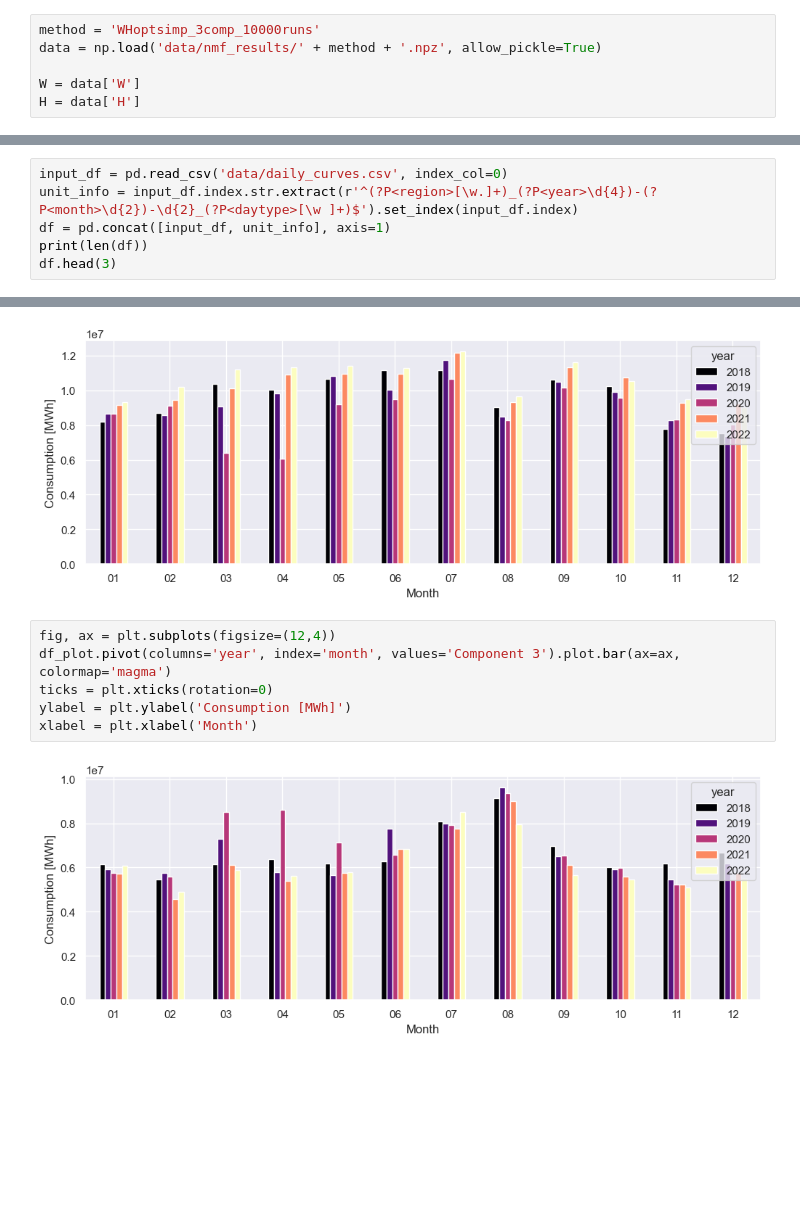
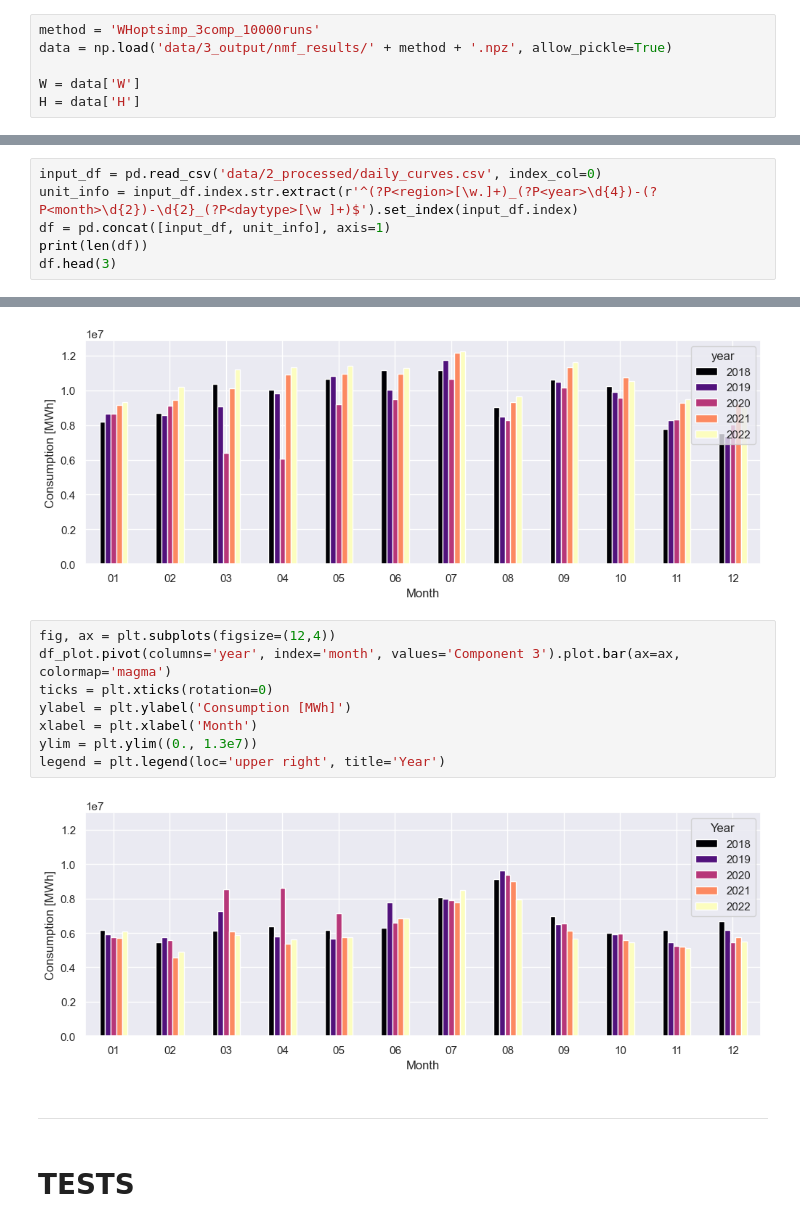
Before and after one commit to gkchln/load_bss, a Jupyter notebook: DecomposeLoad.ipynb, the cells around one changed output, grey strips where cells are left out. Saved outputs shown, nothing was run; the diff lists cells and outputs as text; blank space fills up the shorter version.

Commit message:
Improve plot of monthly consumption of component 3 for paper

```diff
--- a/DecomposeLoad.ipynb
+++ b/DecomposeLoad.ipynb
@@ -66,7 +66,7 @@ daytype_order = [
 # Load selected model and input data
 # %%
 method = 'WHoptsimp_3comp_10000runs'
-data = np.load('data/nmf_results/' + method + '.npz', allow_pickle=True)
+data = np.load('data/3_output/nmf_results/' + method + '.npz', allow_pickle=True)
 
 W = data['W']
 H = data['H']
@@ -81,7 +81,7 @@ left, right = ax.set_ylim((0,0.07))
 # %% [output]
 [figure]
 # %%
-input_df = pd.read_csv('data/daily_curves.csv', index_col=0)
+input_df = pd.read_csv('data/2_processed/daily_curves.csv', index_col=0)
 unit_info = input_df.index.str.extract(r'^(?P<region>[\w.]+)_(?P<year>\d{4})-(?P<month>\d{2})-\d{2}_(?P<daytype>[\w ]+)$').set_index(input_df.index)
 df = pd.concat([input_df, unit_info], axis=1)
 print(len(df))
@@ -452,8 +452,14 @@ xlabel = plt.xlabel('Month')
 # %%
 fig, ax = plt.subplots(figsize=(12,4))
 df_plot.pivot(columns='year', index='month', values='Component 3').plot.bar(ax=ax, colormap='magma')
 ticks = plt.xticks(rotation=0)
 ylabel = plt.ylabel('Consumption [MWh]')
 xlabel = plt.xlabel('Month')
+ylim = plt.ylim((0., 1.3e7))
+legend = plt.legend(loc='upper right', title='Year')
 # %% [output]
-[figure, old version]
+[figure, new version]
+# %% [markdown]
+<HR>
+# %% [markdown]
+# TESTS
```
Also changed, not shown: parts of 1 cell of this notebook.
